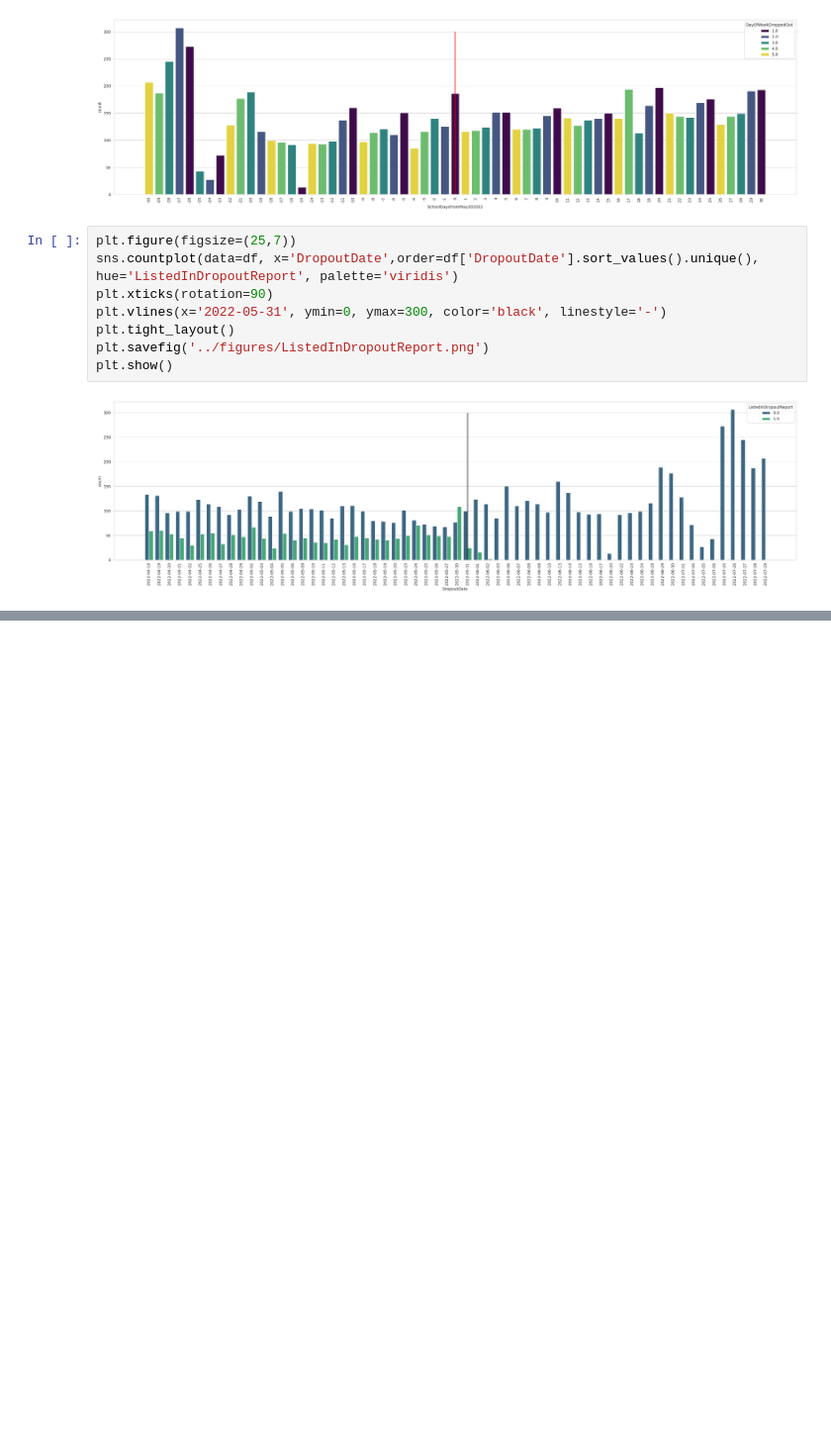
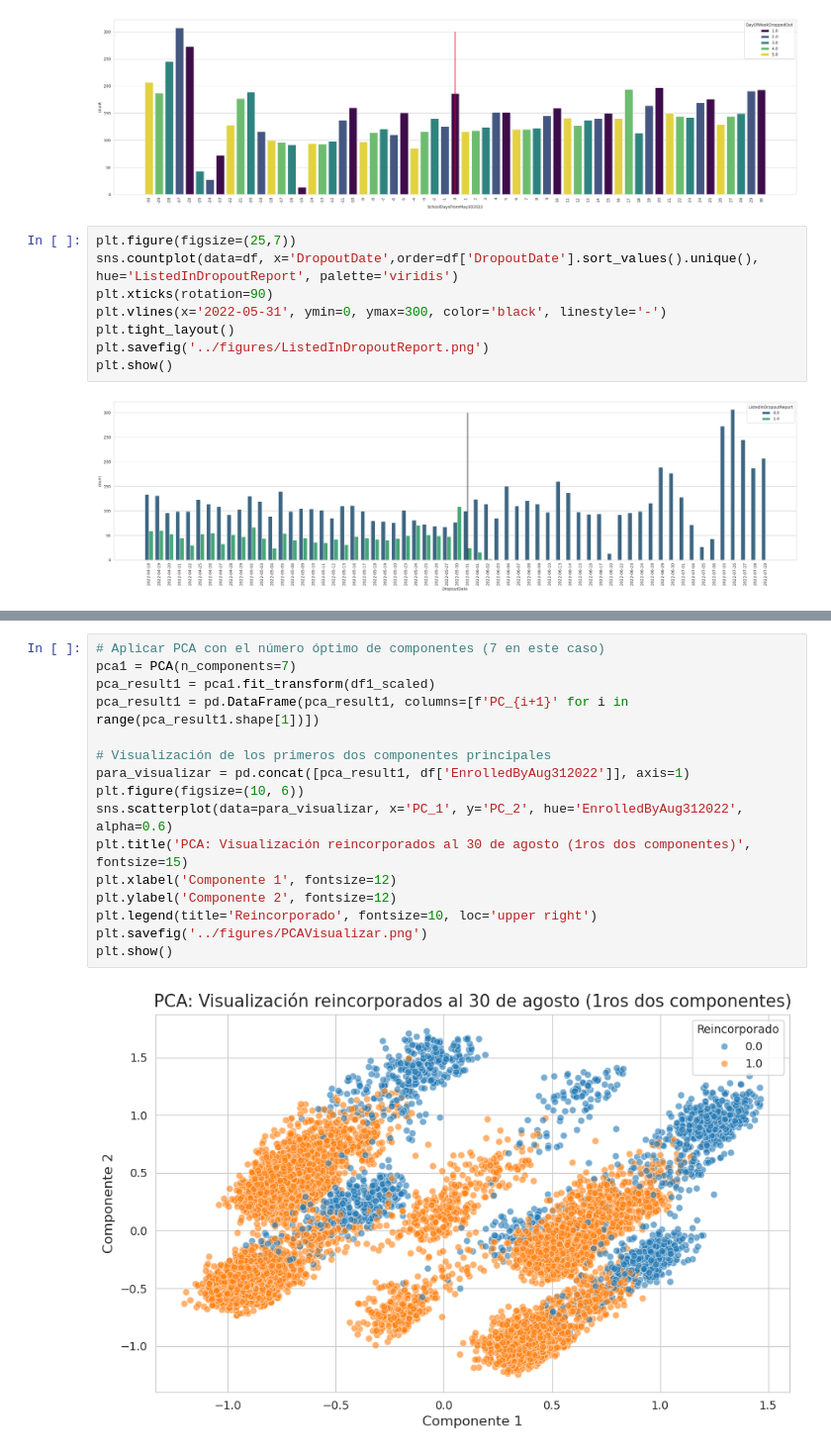
Before and after one commit to Luiandmont/IN5244-1_ciencia-de-datos, a Jupyter notebook: Research/SET3.ipynb, the cells around one changed output, grey strips where cells are left out. Shown at 99% size. Drawn from its saved outputs; the diff is of its cells as text; blank space fills up the shorter version.

```diff
--- a/Research/EDA_actualizado.ipynb
+++ b/Research/SET3.ipynb
@@ -367,0 +513,18 @@ plt.show()
+# %%
+# Aplicar PCA con el número óptimo de componentes (7 en este caso)
+pca1 = PCA(n_components=7)
+pca_result1 = pca1.fit_transform(df1_scaled)
+pca_result1 = pd.DataFrame(pca_result1, columns=[f'PC_{i+1}' for i in range(pca_result1.shape[1])])
+
+# Visualización de los primeros dos componentes principales
+para_visualizar = pd.concat([pca_result1, df['EnrolledByAug312022']], axis=1)
+plt.figure(figsize=(10, 6))
+sns.scatterplot(data=para_visualizar, x='PC_1', y='PC_2', hue='EnrolledByAug312022', alpha=0.6)
+plt.title('PCA: Visualización reincorporados al 30 de agosto (1ros dos componentes)', fontsize=15)
+plt.xlabel('Componente 1', fontsize=12)
+plt.ylabel('Componente 2', fontsize=12)
+plt.legend(title='Reincorporado', fontsize=10, loc='upper right')
+plt.savefig('../figures/PCAVisualizar.png')
+plt.show()
+# %% [output]
+[figure, added]
```
Also changed, not shown: parts of 19 cells of this notebook, 9 other files.
